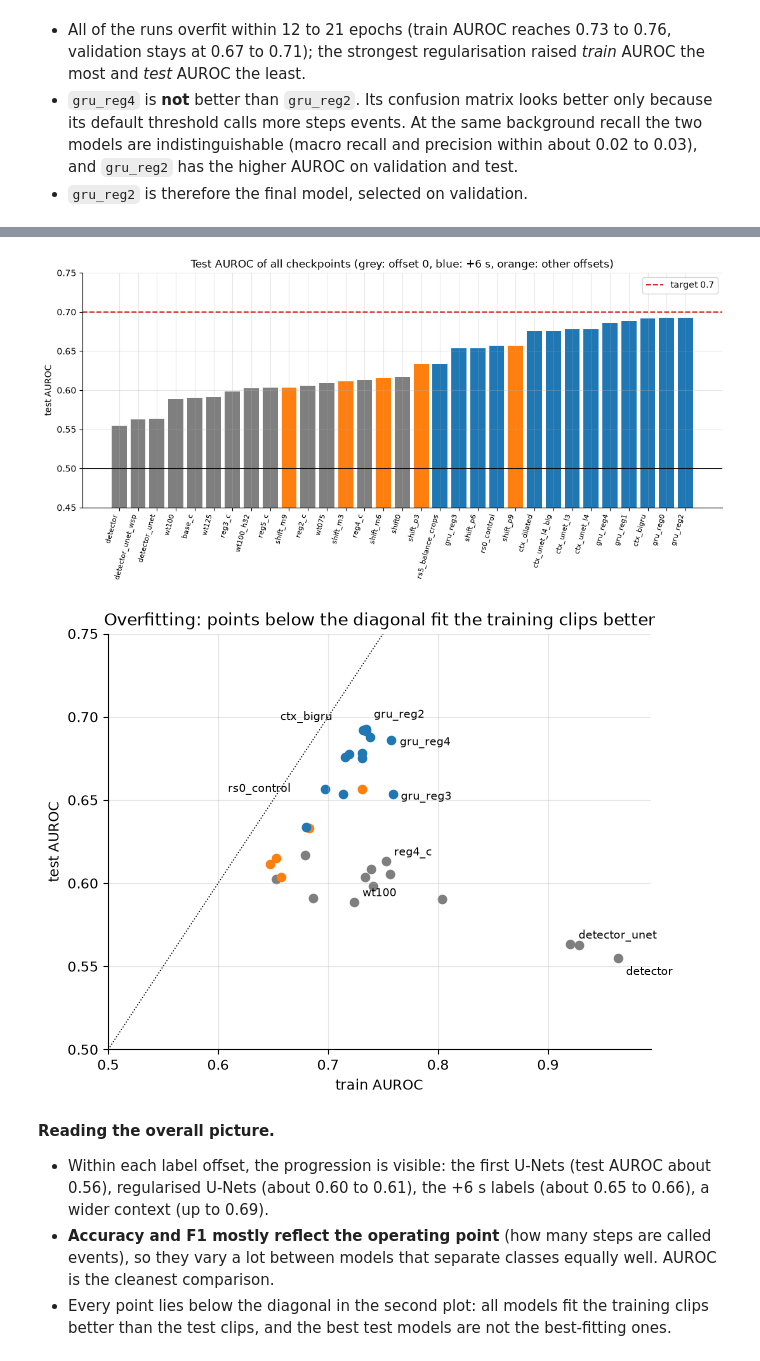
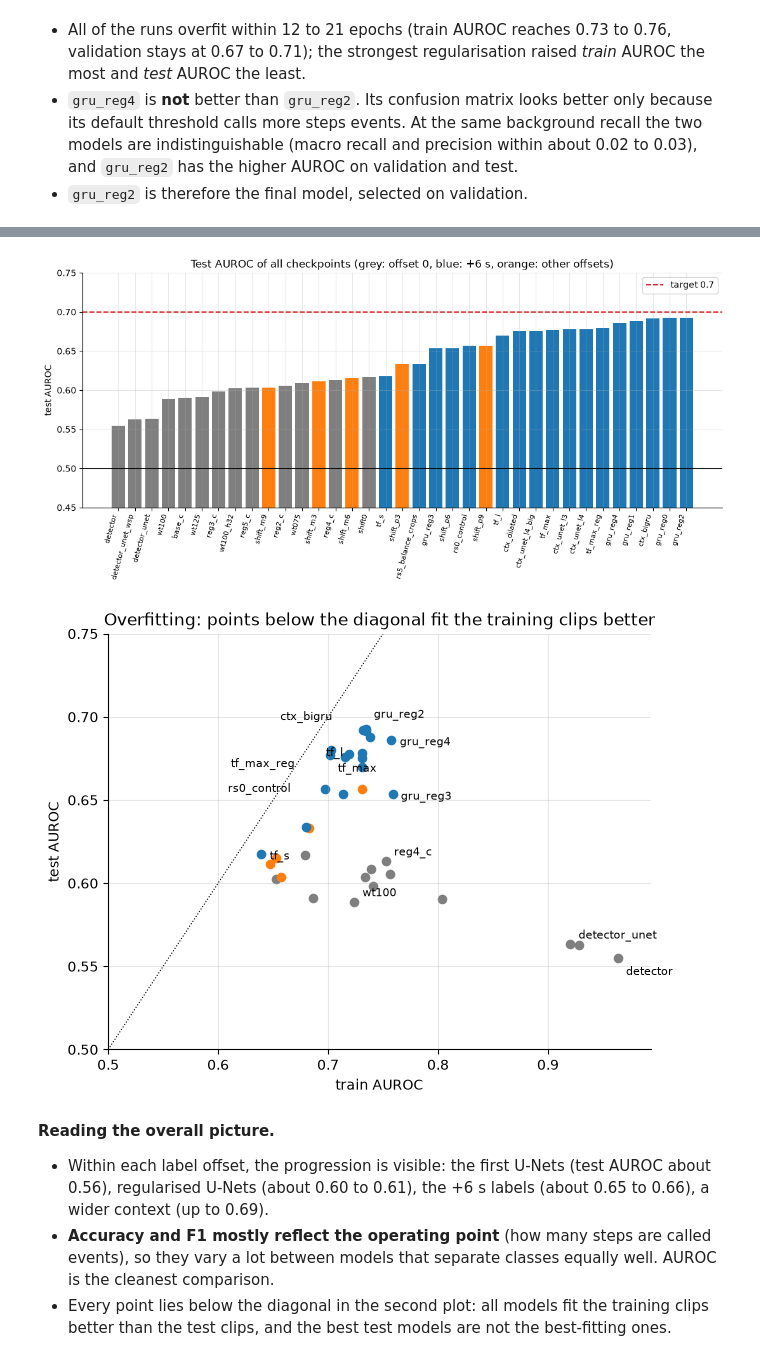
Before and after one commit to otoofim/video_event_detection, a Jupyter notebook: visualisation/experiment_report.ipynb, the cells around one changed output, grey strips where cells are left out. Saved outputs shown, nothing was run; the diff lists cells and outputs as text; code cells hidden in the pictures.

```diff
--- a/visualisation/experiment_report.ipynb
+++ b/visualisation/experiment_report.ipynb
@@ -240,7 +244,7 @@ RF = {n: receptive_field(r["arch"], r["model_kwargs"]) for n, r in manifest.iter
 manifest["receptive field (steps)"] = pd.Series(RF)
 manifest["receptive field (s)"] = manifest["receptive field (steps)"] * 0.217
 # the BiGRU sees the whole clip: the measured value only reflects the 500-step test input
-whole = manifest["arch"] == "bigru"
+whole = manifest["arch"].isin(["bigru", "transformer"])
 manifest["receptive field"] = [("whole clip" if w else f"{s:.0f} s ({k} steps)") for w, s, k in
                                zip(whole, manifest["receptive field (s)"], manifest["receptive field (steps)"], strict=True)]
 families = manifest.drop_duplicates(["arch", "parameters"])[["arch", "parameters", "receptive field", "description"]]
@@ -678,27 +863,28 @@ ax.set_title("Test AUROC of all checkpoints (grey: offset 0, blue: +6 s, orange:
 ax.legend()
 plt.show()
 # %% [output]
-[figure, old version]
+[figure, new version]
 # %%
 fig, ax = plt.subplots(figsize=(7, 5.4))
 labelled = {"detector_unet": (6, 4), "detector": (6, -12), "reg4_c": (6, 4), "rs0_control": (-70, -2), "ctx_bigru": (-62, 8),
-            "gru_reg2": (6, 8), "gru_reg4": (6, -4), "gru_reg3": (6, -4), "wt100": (6, 4)}
+            "gru_reg2": (6, 8), "gru_reg4": (6, -4), "gru_reg3": (6, -4), "wt100": (6, 4), "tf_max": (6, -12), "tf_max_reg": (-72, -12),
+            "tf_l": (-26, 8), "tf_s": (6, -4)}
 for n in manifest.index:
     tr, te = S[n]["train"]["rank"]["mean_auroc"], S[n]["test"]["rank"]["mean_auroc"]
     ax.scatter(tr, te, color=colors.get(float(manifest.loc[n, "label_offset_s"]), "tab:orange"), s=35)
     if n in labelled:
         ax.annotate(n, (tr, te), fontsize=8, xytext=labelled[n], textcoords="offset points")
 top = max(S[n]["train"]["rank"]["mean_auroc"] for n in manifest.index) + 0.03
 lim = [0.5, top]
 ax.plot(lim, lim, "k:", lw=0.8)
 ax.set_xlim(lim)
 ax.set_ylim(0.5, 0.75)
 ax.set_xlabel("train AUROC")
 ax.set_ylabel("test AUROC")
 ax.set_title("Overfitting: points below the diagonal fit the training clips better")
 plt.show()
 # %% [output]
-[figure, old version]
+[figure, new version]
 # %% [markdown]
 **Reading the overall picture.**
 
```
Also changed, not shown: parts of 20 cells of this notebook.
